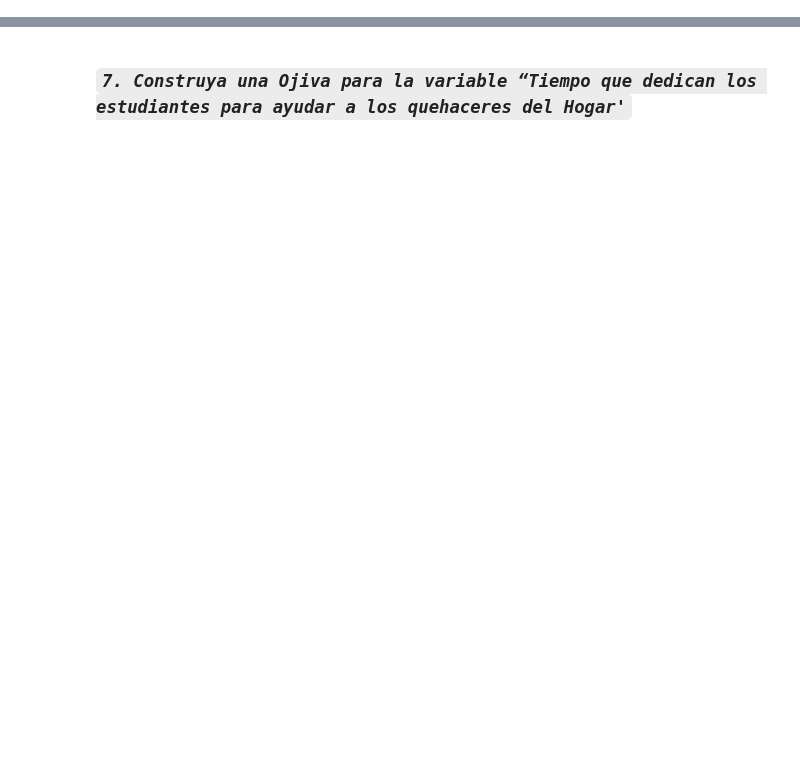
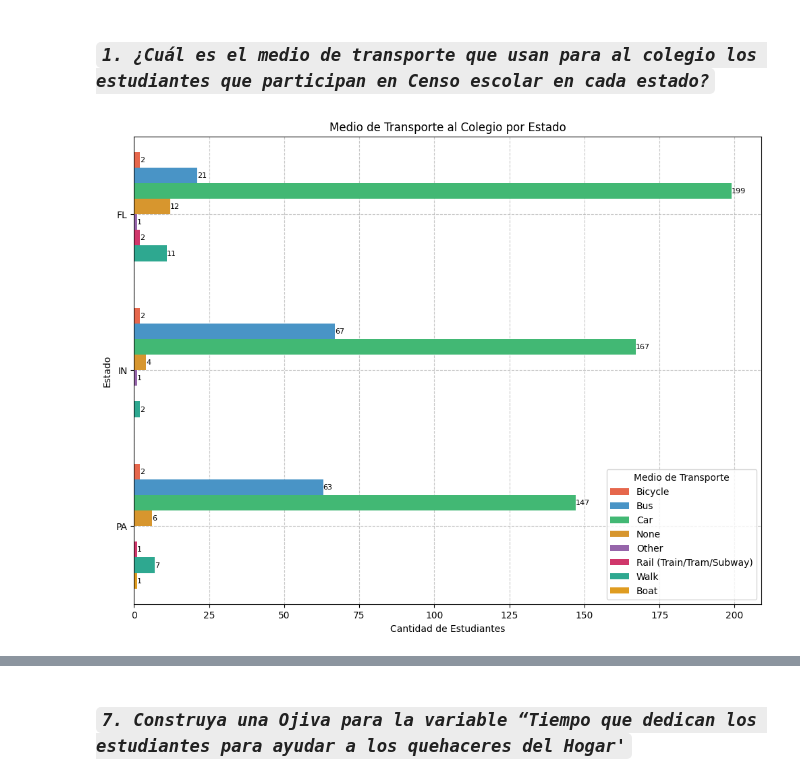
Before and after one commit to sslo12/EDA-U.S.-Census-at-School-Questionnaire, a Jupyter notebook: EyP1_P1_C1.ipynb, the cells around one changed output, grey strips where cells are left out. Cells and saved outputs as stored; diff of their text form; code cells hidden in the pictures; blank space fills up the shorter version.

```diff
--- a/EyP1_P1_C1.ipynb
+++ b/EyP1_P1_C1.ipynb
@@ -1,2 +1,55 @@
 # %% [markdown]
 <a href="https://colab.research.google.com/github/sslo12/Estadistica-I/blob/main/EyP1_P1_C1.ipynb" target="_parent"><img src="https://colab.research.google.com/assets/colab-badge.svg" alt="Open In Colab"/></a>
+# %% [markdown]
+### ***`1. ¿Cuál es el medio de transporte que usan para al colegio los estudiantes que participan en Censo escolar en cada estado?`***
+# %%
+import pandas as pd
+import numpy as np
+import re
+
+import matplotlib.pyplot as plt
+import seaborn as sns
+
+data = pd.read_csv('/content/DATA_COMBINADO.csv')
+df_combinado = pd.DataFrame(data)
+
+
+# Filtrar las columnas necesarias para el análisis
+transport_columns = ['Country', 'Region', 'Travel_to_School']
+
+# Agrupar por estado y medio de transporte y contar la frecuencia
+transport_counts = df_combinado.groupby(['Country', 'Region', 'Travel_to_School']).size().reset_index(name='Count')
+
+# Paleta de colores
+colors = ['#FF5733', '#3498DB', '#2ECC71', '#F39C12', '#9B59B6', '#E91E63', '#1ABC9C', '#FFA500']
+
+# Crear un gráfico de barras
+plt.figure(figsize=(12, 9))
+
+# Establecer la paleta de colores
+sns.set_palette(colors)
+
+# Crear el gráfico de barras
+ax = sns.barplot(x='Count', y='Region', hue='Travel_to_School', data=transport_counts)
+
+# Agregar el número de transporte en todas las barras
+for p in ax.patches:
+    width = p.get_width()
+    height = p.get_height()
+    x, y = p.get_xy()
+
+    # Verificar que width no sea NaN antes de convertirlo a entero
+    if not np.isnan(width) and height > 0.0:
+        ax.annotate(f'{int(width)}', (x + width, y + height/2), va='center', ha='left', fontsize=8, color='black')
+
+# Agregar cuadrícula a la gráfica detrás de las barras
+ax.set_axisbelow(True)
+ax.grid(True, linestyle='--', alpha=0.7)
+
+plt.title('Medio de Transporte al Colegio por Estado')
+plt.xlabel('Cantidad de Estudiantes')
+plt.ylabel('Estado')
+plt.legend(title='Medio de Transporte')
+plt.show()
+# %% [output]
+[figure, added]
```
Also changed, not shown: parts of 33 cells of this notebook.
